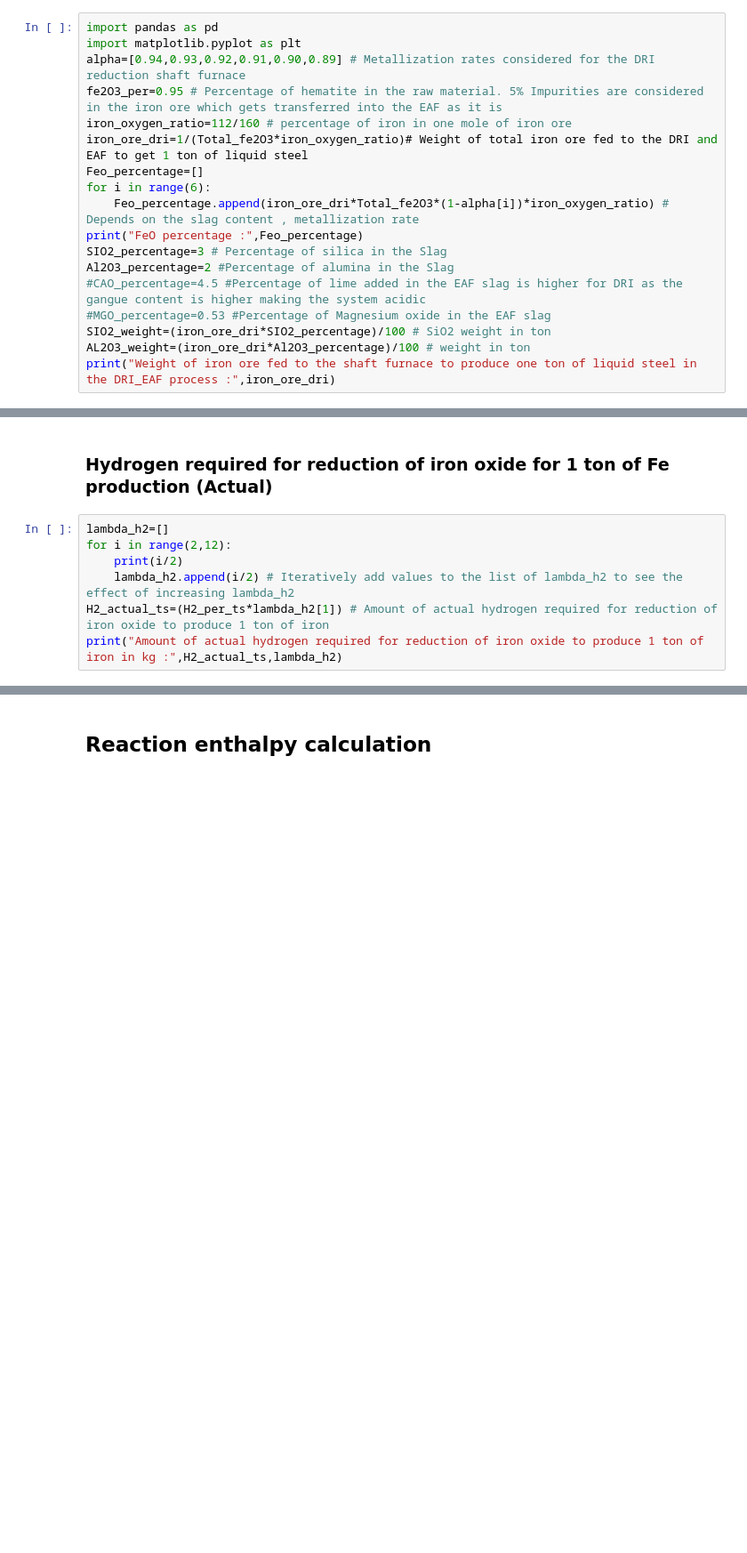
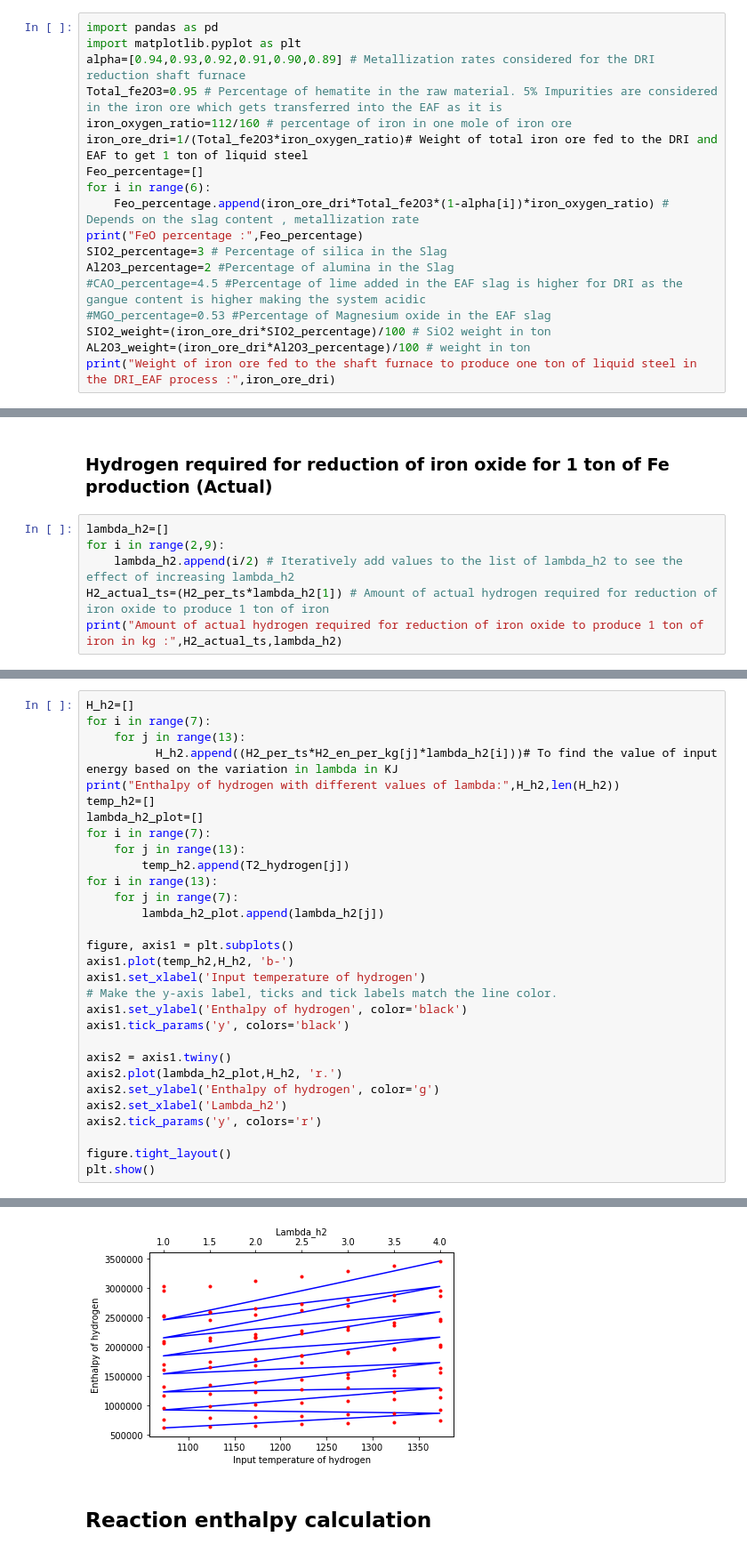
Before and after one commit to abhinavbhaskar/directreducediron, a Jupyter notebook: DRI_EAF_system_model.ipynb, the cells around one changed output, grey strips where cells are left out. Shown: that part at 89% size. Saved outputs shown, nothing was run; the diff lists cells and outputs as text; blank space fills up the shorter version.

```diff
--- a/DRI_EAF_system_model.ipynb
+++ b/DRI_EAF_system_model.ipynb
@@ -29,7 +21,7 @@ The ratio between metallic iron and iron oxide (FeO) is called the metallization
 import pandas as pd
 import matplotlib.pyplot as plt
 alpha=[0.94,0.93,0.92,0.91,0.90,0.89] # Metallization rates considered for the DRI reduction shaft furnace
-fe2O3_per=0.95 # Percentage of hematite in the raw material. 5% Impurities are considered in the iron ore which gets transferred into the EAF as it is
+Total_fe2O3=0.95 # Percentage of hematite in the raw material. 5% Impurities are considered in the iron ore which gets transferred into the EAF as it is
 iron_oxygen_ratio=112/160 # percentage of iron in one mole of iron ore
 iron_ore_dri=1/(Total_fe2O3*iron_oxygen_ratio)# Weight of total iron ore fed to the DRI and EAF to get 1 ton of liquid steel
 Feo_percentage=[]
@@ -244,8 +255,7 @@ print ("Hydrogen required for 1 ton of iron production in the shaft furnace, sto
  ### Hydrogen required for reduction of iron oxide for  1 ton of Fe production (Actual)
 # %%
 lambda_h2=[]
-for i in range(2,12):
-    print(i/2)
+for i in range(2,9):
     lambda_h2.append(i/2) # Iteratively add values to the list of lambda_h2 to see the effect of increasing lambda_h2
 H2_actual_ts=(H2_per_ts*lambda_h2[1]) # Amount of actual hydrogen required for reduction of iron oxide to produce 1 ton of iron
 print("Amount of actual hydrogen required for reduction of iron oxide to produce 1 ton of iron in kg :",H2_actual_ts,lambda_h2)
@@ -251,0 +264,31 @@ print("Amount of actual hydrogen required for reduction of iron oxide to produce
+# %%
+H_h2=[]
+for i in range(7):
+    for j in range(13):
+          H_h2.append((H2_per_ts*H2_en_per_kg[j]*lambda_h2[i]))# To find the value of input energy based on the variation in lambda in KJ
+print("Enthalpy of hydrogen with different values of lambda:",H_h2,len(H_h2))
+temp_h2=[]
+lambda_h2_plot=[]
+for i in range(7):
+    for j in range(13):
+        temp_h2.append(T2_hydrogen[j])
+for i in range(13):
+    for j in range(7):
+        lambda_h2_plot.append(lambda_h2[j])
+
+figure, axis1 = plt.subplots()
+axis1.plot(temp_h2,H_h2, 'b-')
+axis1.set_xlabel('Input temperature of hydrogen')
+# Make the y-axis label, ticks and tick labels match the line color.
+axis1.set_ylabel('Enthalpy of hydrogen', color='black')
+axis1.tick_params('y', colors='black')
+
+axis2 = axis1.twiny()
+axis2.plot(lambda_h2_plot,H_h2, 'r.')
+axis2.set_ylabel('Enthalpy of hydrogen', color='g')
+axis2.set_xlabel('Lambda_h2')
+axis2.tick_params('y', colors='r')
+
+figure.tight_layout()
+plt.show()
+# %% [output]
@@ -252,3 +296,4 @@ print("Amount of actual hydrogen required for reduction of iron oxide to produce
+[figure, added]
 # %% [markdown]
 ## Reaction enthalpy calculation
 # %%
```
Also changed, not shown: parts of 25 cells of this notebook.
